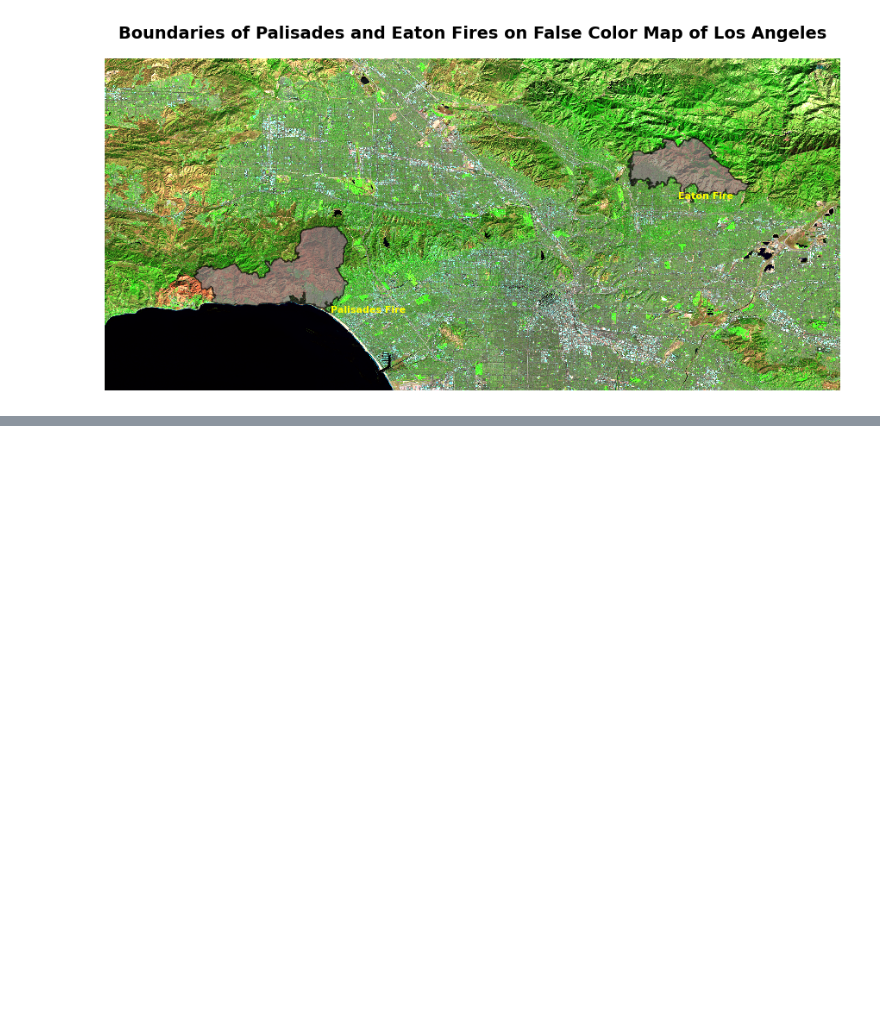
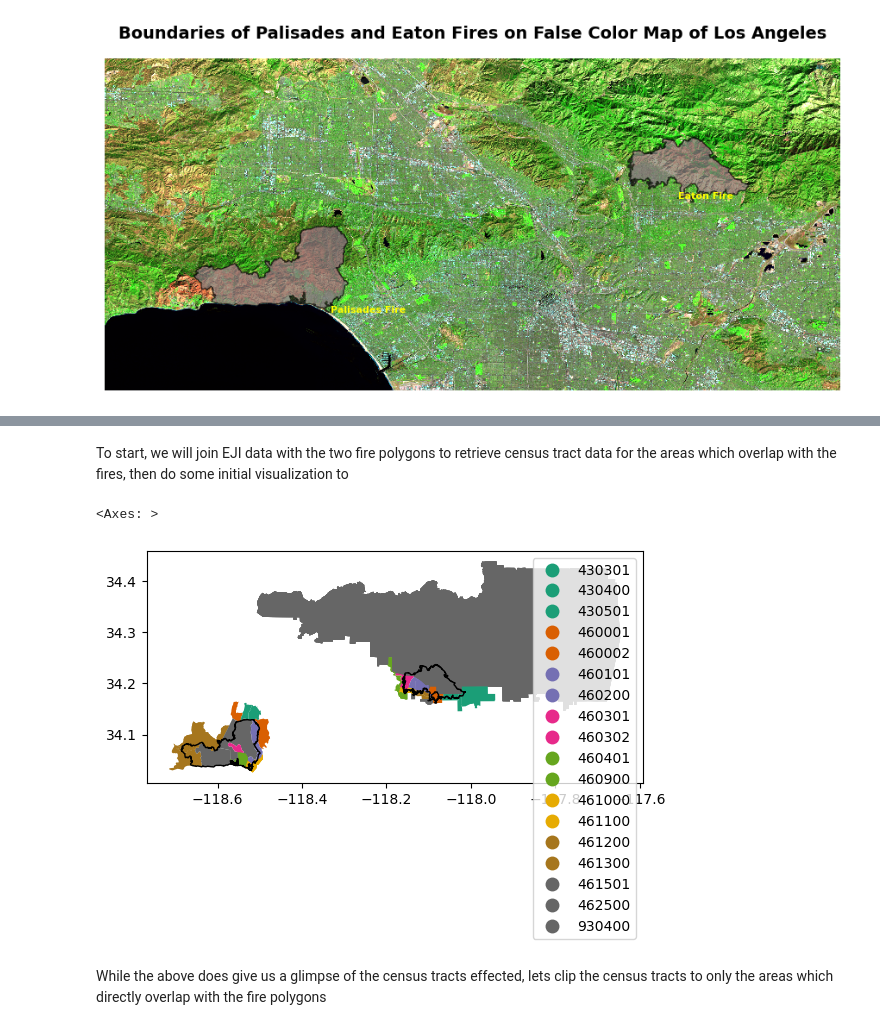
Before and after one commit to SRKads1998/eds220-hwk4, a Jupyter notebook: hw4-task2-False-Color-Mapping-Kadonoff.ipynb, the cells around one changed output, grey strips where cells are left out. Drawn from its saved outputs; the diff is of its cells as text; code cells hidden in the pictures; blank space fills up the shorter version.

```diff
--- a/hw4-task2-False-Color-Mapping-Kadonoff.ipynb
+++ b/hw4-task2-False-Color-Mapping-Kadonoff.ipynb
@@ -36,6 +43,9 @@ import geopandas as gpd
 import xarray as xr
 import matplotlib.patches as mpatches
 import rioxarray as rioxr
+# %%
+# read in EJI dataset
+eji_data = gpd.read_file(os.path.join('data', 'EJI_2024_United_States.gdb'))
 # %%
 # import the landsat dataset
 fp = os.path.join('data', 'landsat8-2025-02-23-palisades-eaton.nc')
@@ -290,0 +248,29 @@ Specifically, the Shortwave infrared (or SWIR) band is used to visualize the bur
+# %% [markdown]
+To start, we will join EJI data with the two fire polygons to retrieve census tract data for the areas which overlap with the fires, then do some initial visualization to
+# %%
+eji_data = eji_data.to_crs(palisades.crs)
+eji_palisades = gpd.sjoin(eji_data, palisades, predicate = 'intersects')
+
+eji_eaton = gpd.sjoin(eji_data, eaton, predicate = 'intersects')
+# %%
+fig, ax = plt.subplots()
+eji_palisades.plot(ax = ax,
+                  column = 'TRACTCE',
+                  cmap = 'Dark2',
+                  legend = True)
+
+palisades.plot(ax = ax,
+              color = 'none')
+
+eji_eaton.plot(ax = ax,
+                  column = 'TRACTCE',
+                  cmap = 'Dark2',
+                  legend = True)
+
+eaton.plot(ax = ax,
+              color = 'none')
+# %% [output]
+<Axes: >
+[figure, added]
+# %% [markdown]
+While the above does give us a glimpse of the census tracts effected, lets clip the census tracts to only the areas which directly overlap with the fire polygons
```
Also changed, not shown: parts of 33 cells of this notebook.
